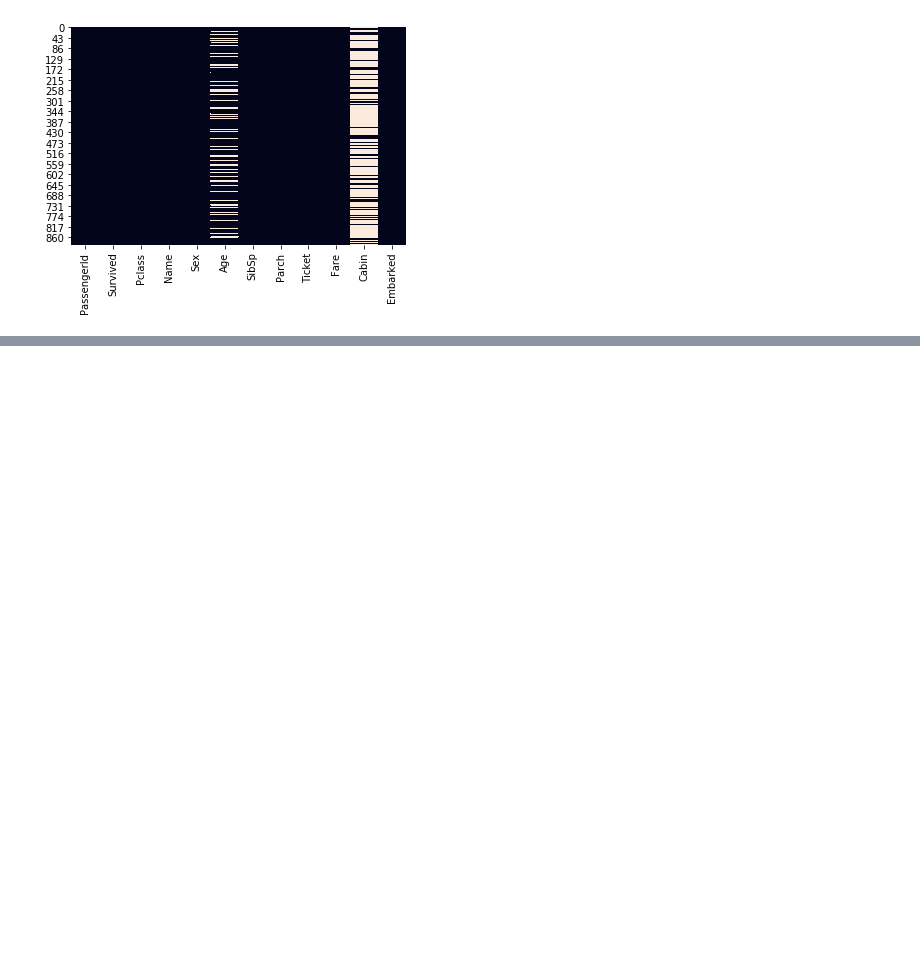
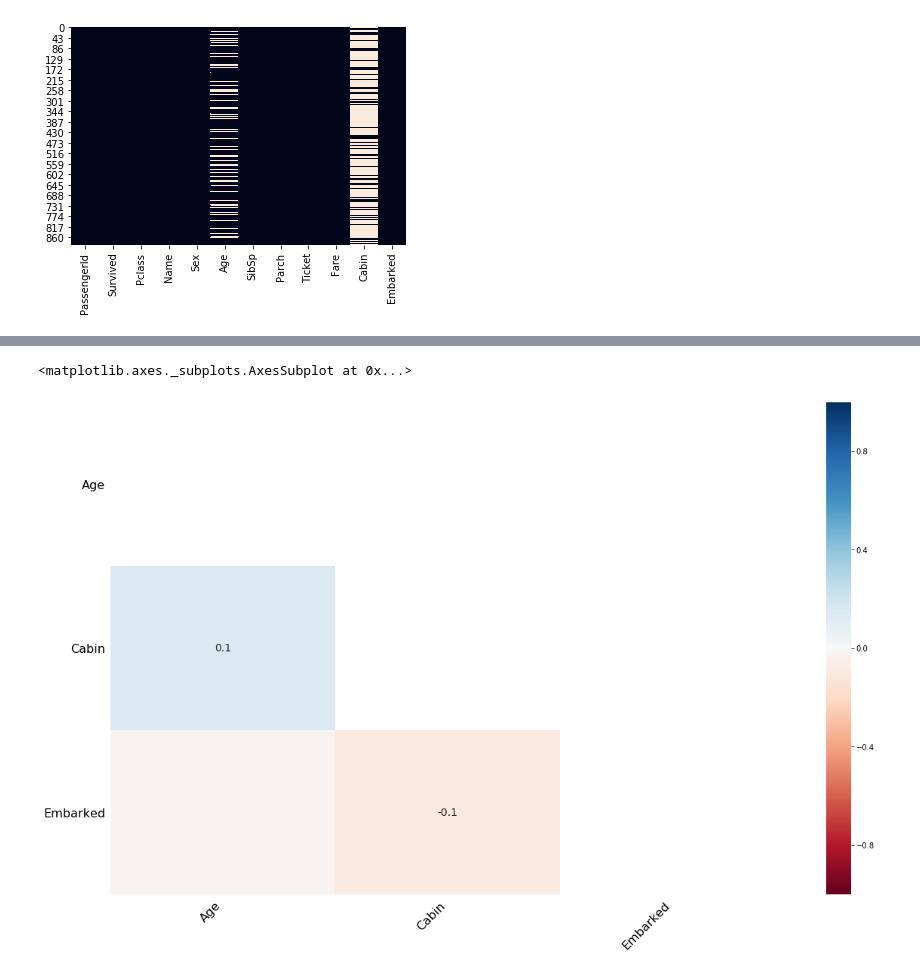
Before and after one commit to arunpoy/datasciencecoursera, a Jupyter notebook: ml/Titanic/VisualizingMissingData.ipynb, the cells around one changed output, grey strips where cells are left out. Cells and saved outputs as stored; diff of their text form; code cells hidden in the pictures; blank space fills up the shorter version.

```diff
--- a/ml/Titanic/VisualizingMissingData.ipynb
+++ b/ml/Titanic/VisualizingMissingData.ipynb
@@ -50,0 +56,5 @@ import missingno as msno
+# %%
+msno.heatmap(df)
+# %% [output]
+<matplotlib.axes._subplots.AxesSubplot at 0x...>
+[figure, added]
```
Also changed, not shown: parts of 1 cell of this notebook, 2 other files.
